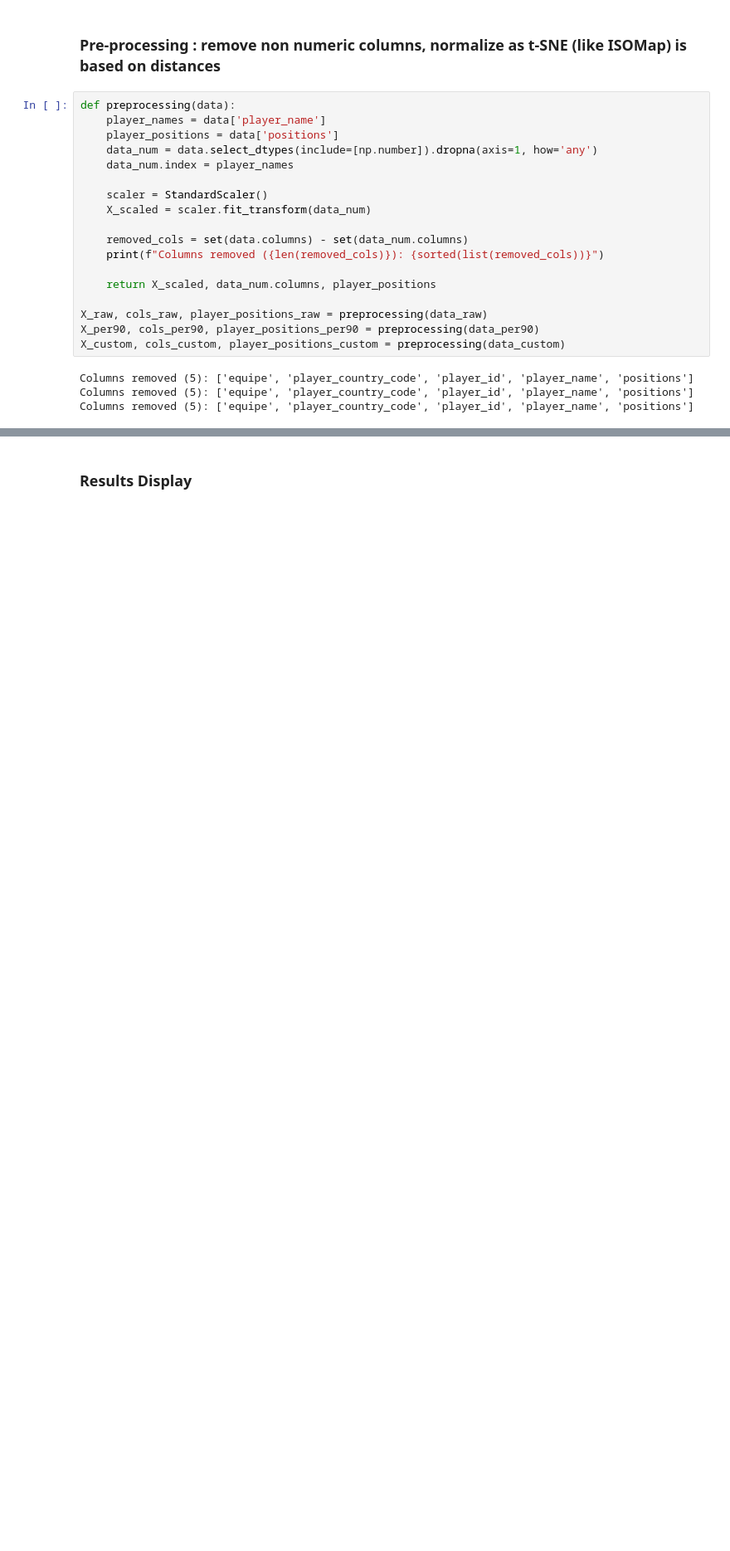
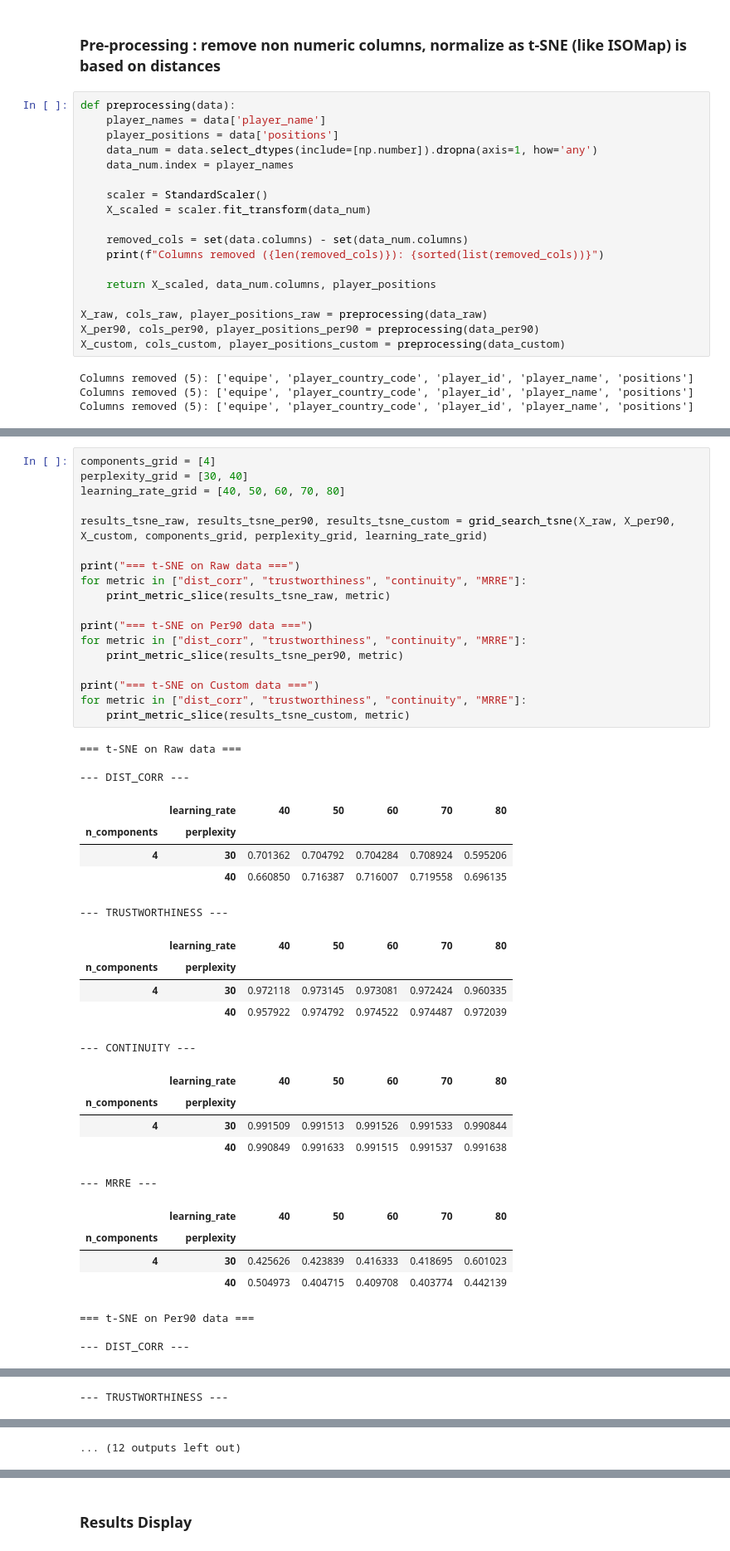
Before and after one commit to DeankoontzG/DataMining_Project, a Jupyter notebook: src/lhemgui/TSNE.ipynb, the cells around one changed output, grey strips where cells are left out. Shown at 83% size. Saved outputs shown, nothing was run; the diff lists cells and outputs as text; blank space fills up the shorter version.

```diff
--- a/src/lhemgui/TSNE.ipynb
+++ b/src/lhemgui/TSNE.ipynb
@@ -51,0 +170,44 @@ Columns removed (5): ['equipe', 'player_country_code', 'player_id', 'player_name
+# %%
+components_grid = [4]
+perplexity_grid = [30, 40]
+learning_rate_grid = [40, 50, 60, 70, 80]
+
+results_tsne_raw, results_tsne_per90, results_tsne_custom = grid_search_tsne(X_raw, X_per90, X_custom, components_grid, perplexity_grid, learning_rate_grid)
+
+print("=== t-SNE on Raw data ===")
+for metric in ["dist_corr", "trustworthiness", "continuity", "MRRE"]:
+    print_metric_slice(results_tsne_raw, metric)
+
+print("=== t-SNE on Per90 data ===")
+for metric in ["dist_corr", "trustworthiness", "continuity", "MRRE"]:
+    print_metric_slice(results_tsne_per90, metric)
+
+print("=== t-SNE on Custom data ===")
+for metric in ["dist_corr", "trustworthiness", "continuity", "MRRE"]:
+    print_metric_slice(results_tsne_custom, metric)
+# %% [output]
+=== t-SNE on Raw data ===
+
+--- DIST_CORR ---
+|  | learning_rate | 40 | 50 | 60 | 70 | 80 |
+| n_components | perplexity |  |  |  |  |  |
+| 4 | 30 | 0.701362 | 0.704792 | 0.704284 | 0.708924 | 0.595206 |
+|  | 40 | 0.660850 | 0.716387 | 0.716007 | 0.719558 | 0.696135 |
+--- TRUSTWORTHINESS ---
+|  | learning_rate | 40 | 50 | 60 | 70 | 80 |
+| n_components | perplexity |  |  |  |  |  |
+| 4 | 30 | 0.972118 | 0.973145 | 0.973081 | 0.972424 | 0.960335 |
+|  | 40 | 0.957922 | 0.974792 | 0.974522 | 0.974487 | 0.972039 |
+--- CONTINUITY ---
+|  | learning_rate | 40 | 50 | 60 | 70 | 80 |
+| n_components | perplexity |  |  |  |  |  |
+| 4 | 30 | 0.991509 | 0.991513 | 0.991526 | 0.991533 | 0.990844 |
+|  | 40 | 0.990849 | 0.991633 | 0.991515 | 0.991537 | 0.991638 |
+--- MRRE ---
+|  | learning_rate | 40 | 50 | 60 | 70 | 80 |
+| n_components | perplexity |  |  |  |  |  |
+| 4 | 30 | 0.425626 | 0.423839 | 0.416333 | 0.418695 | 0.601023 |
+|  | 40 | 0.504973 | 0.404715 | 0.409708 | 0.403774 | 0.442139 |
+=== t-SNE on Per90 data ===
+
+--- DIST_CORR ---
@@ -51,0 +218 @@ Columns removed (5): ['equipe', 'player_country_code', 'player_id', 'player_name
+--- TRUSTWORTHINESS ---
@@ -51,0 +223 @@ Columns removed (5): ['equipe', 'player_country_code', 'player_id', 'player_name
+... (12 outputs left out)
```
Also changed, not shown: parts of 14 cells of this notebook, 8 other files.
